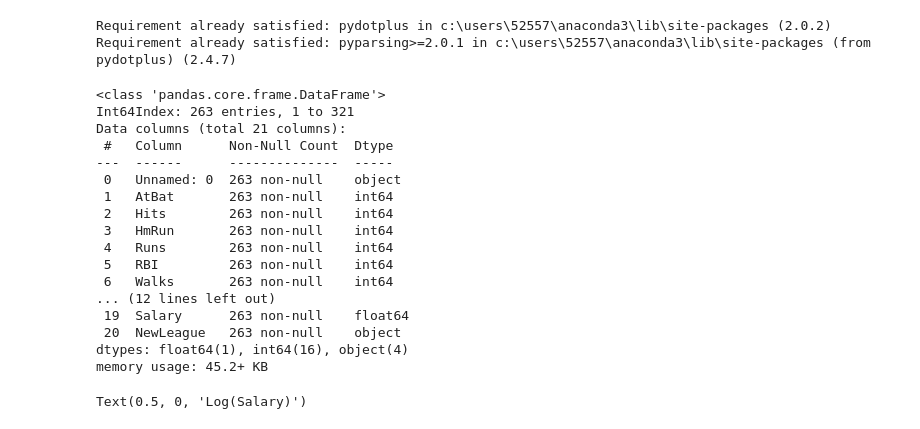
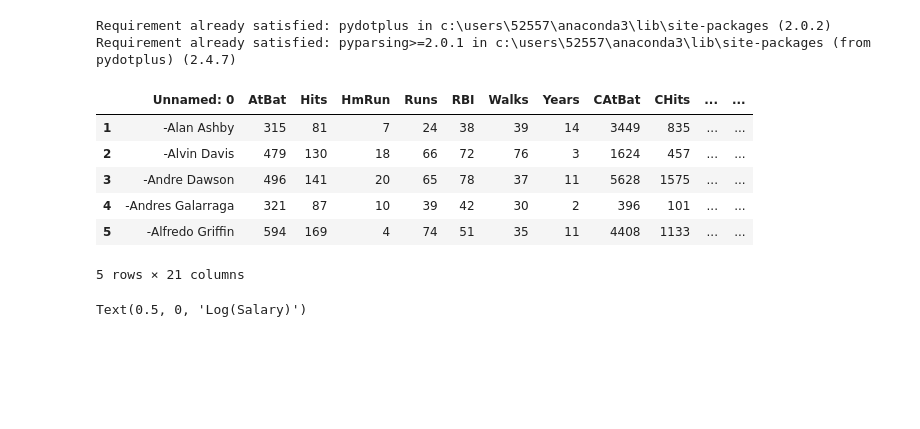
Before and after one commit to benjov/Econometria-II-2022, a Jupyter notebook: Clase_13_SupervisedLearning/Regression_decisionTree.ipynb, the cells around one changed output. Drawn from its saved outputs; the diff is of its cells as text; code cells hidden in the pictures; blank space fills up the shorter version.

```diff
--- a/Clase_13_SupervisedLearning/Regression_decisionTree.ipynb
+++ b/Clase_13_SupervisedLearning/Regression_decisionTree.ipynb
@@ -248,25 +239,15 @@ def print_tree(estimator, features, class_names=None, filled=True):
 # %%
 df = pd.read_csv("https://gist.githubusercontent.com/keeganhines/59974f1ebef97bbaa44fb19143f90bad/raw/d9bcf657f97201394a59fffd801c44347eb7e28d/Hitters.csv")
 df = df.dropna()
-df.info()
+df.head()
 # %% [output]
+|  | Unnamed: 0 | AtBat | Hits | HmRun | Runs | RBI | Walks | Years | CAtBat | CHits | ... | ... |
+| 1 | -Alan Ashby | 315 | 81 | 7 | 24 | 38 | 39 | 14 | 3449 | 835 | ... | ... |
+| 2 | -Alvin Davis | 479 | 130 | 18 | 66 | 72 | 76 | 3 | 1624 | 457 | ... | ... |
+| 3 | -Andre Dawson | 496 | 141 | 20 | 65 | 78 | 37 | 11 | 5628 | 1575 | ... | ... |
+| 4 | -Andres Galarraga | 321 | 87 | 10 | 39 | 42 | 30 | 2 | 396 | 101 | ... | ... |
+| 5 | -Alfredo Griffin | 594 | 169 | 4 | 74 | 51 | 35 | 11 | 4408 | 1133 | ... | ... |
-<class 'pandas.core.frame.DataFrame'>
-Int64Index: 263 entries, 1 to 321
-Data columns (total 21 columns):
- #   Column      Non-Null Count  Dtype
----  ------      --------------  -----
- 0   Unnamed: 0  263 non-null    object
- 1   AtBat       263 non-null    int64
- 2   Hits        263 non-null    int64
- 3   HmRun       263 non-null    int64
- 4   Runs        263 non-null    int64
- 5   RBI         263 non-null    int64
- 6   Walks       263 non-null    int64
-... (12 lines left out)
- 19  Salary      263 non-null    float64
- 20  NewLeague   263 non-null    object
-dtypes: float64(1), int64(16), object(4)
-memory usage: 45.2+ KB
+5 rows × 21 columns
 # %%
 X = df[['Years', 'Hits']]
 y = np.log(df.Salary)
```
Also changed, not shown: parts of 20 cells of this notebook, 3 other files.
